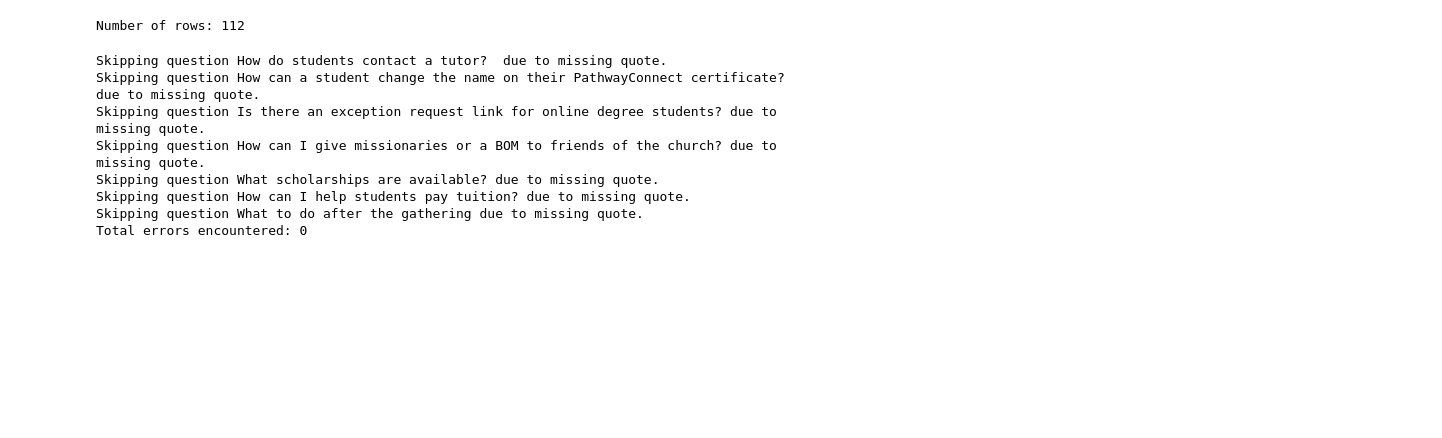
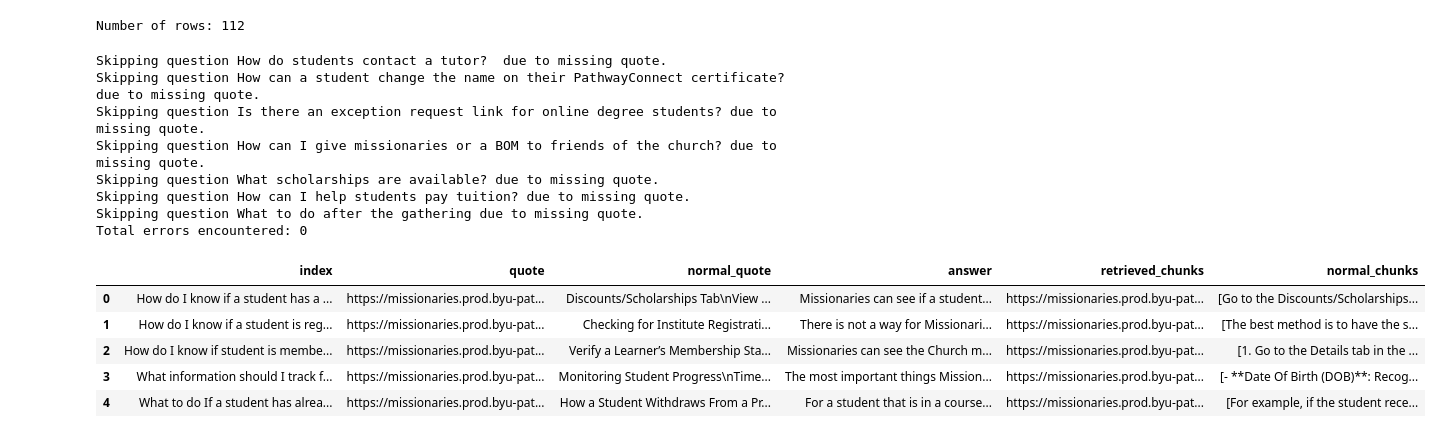
Before and after one commit to DallanQ/pathway-indexer, a Jupyter notebook: notebooks/hyperparam/with_chunks.ipynb, the cells around one changed output. Cells and saved outputs as stored; diff of their text form; code cells hidden in the pictures; blank space fills up the shorter version.

```diff
--- a/notebooks/hyperparam/with_chunks.ipynb
+++ b/notebooks/hyperparam/with_chunks.ipynb
@@ -80,9 +84,0 @@ files_list[0:10]
-# %%
-documents = []
-
-for i, filepath in enumerate(files_list):
-    with open(filepath, "r", encoding="utf-8") as file:
-        document = Document(text=file.read(), metadata={"filepath": filepath})
-
-        # add the document to a single entry list
-        documents.append(document)
@@ -131,6 +213,8 @@ print(f"Number of rows: {len(df)}")
 # %% [output]
 Number of rows: 112
 # %%
+## ORIGINAL
+
 import numpy as np
 
 retrieved_chunks_dict = {}  # Para almacenar los chunks recuperados para cada pregunta
@@ -141,6 +225,7 @@ for idx, row in df.iterrows():
     question = row["Question"]
     quote = row["Quote"]
     link = row["Link"]
+    answer = row["Ideal Answer"]
 
     # Asegurarse de que quote sea una cadena de texto, si no, omitir la pregunta
     if pd.isna(quote):
@@ -148,6 +233,7 @@ for idx, row in df.iterrows():
         continue
 
     quote = str(quote)  # Convertir quote a cadena de texto, si es necesario
+
 
     # Recuperar chunks relacionados con la pregunta
     try:
@@ -158,23 +244,13 @@ for idx, row in df.iterrows():
         print(e)
         continue
 
-    # Calcular el recall: cuántos chunks recuperados contienen el quote
-    relevant_chunks = []
-    for chunk in retrieved_chunks:
-        chunk_text = (
-            str(chunk.text) if isinstance(chunk.text, str) else ""
-        )  # Asegurarse de que el chunk sea texto
-        if quote in chunk_text:
-            relevant_chunks.append(chunk)
-
-    recall = len(relevant_chunks) / len(retrieved_chunks) if retrieved_chunks else 0
-
     # Almacenar los datos en el diccionario
     retrieved_chunks_dict[question] = {
-        "quote": quote,
-        "link": link,
-        "retrieved_chunks": [chunk.text for chunk in retrieved_chunks],
-        "recall": recall,
+        "quote": f"{link}\n\n{quote}",
+        "normal_quote": quote,
+        "answer": answer,
+        "retrieved_chunks": '\n\n\n'.join([f'{chunk.metadata['url']}\n{chunk.text}' for chunk in retrieved_chunks]),
+        "normal_chunks": [chunk.text for chunk in retrieved_chunks],
     }
 
 print(f"Total errors encountered: {error_count}")
@@ -189,0 +289,18 @@ Total errors encountered: 0
+# %%
+output_df = pd.DataFrame.from_dict(retrieved_chunks_dict, orient="index")
+
+# the actual index must be a column
+output_df.reset_index(inplace=True)
+
+# Add the titles
+
+# output_df.columns = ["Question", "Quote", "Link", "Retrieved Chunks"]
+
+output_df.head()
+# %% [output]
+|  | index | quote | normal_quote | answer | retrieved_chunks | normal_chunks |
+| 0 | How do I know if a student has a ... | https://missionaries.prod.byu-pat... | Discounts/Scholarships Tab\nView ... | Missionaries can see if a student... | https://missionaries.prod.byu-pat... | [Go to the Discounts/Scholarships... |
+| 1 | How do I know if a student is reg... | https://missionaries.prod.byu-pat... | Checking for Institute Registrati... | There is not a way for Missionari... | https://missionaries.prod.byu-pat... | [The best method is to have the s... |
+| 2 | How do I know if student is membe... | https://missionaries.prod.byu-pat... | Verify a Learner’s Membership Sta... | Missionaries can see the Church m... | https://missionaries.prod.byu-pat... | [1. Go to the Details tab in the ... |
+| 3 | What information should I track f... | https://missionaries.prod.byu-pat... | Monitoring Student Progress\nTime... | The most important things Mission... | https://missionaries.prod.byu-pat... | [- **Date Of Birth (DOB)**: Recog... |
+| 4 | What to do If a student has alrea... | https://missionaries.prod.byu-pat... | How a Student Withdraws From a Pr... | For a student that is in a course... | https://missionaries.prod.byu-pat... | [For example, if the student rece... |
```
Also changed, not shown: parts of 22 cells of this notebook, 4 other files.
